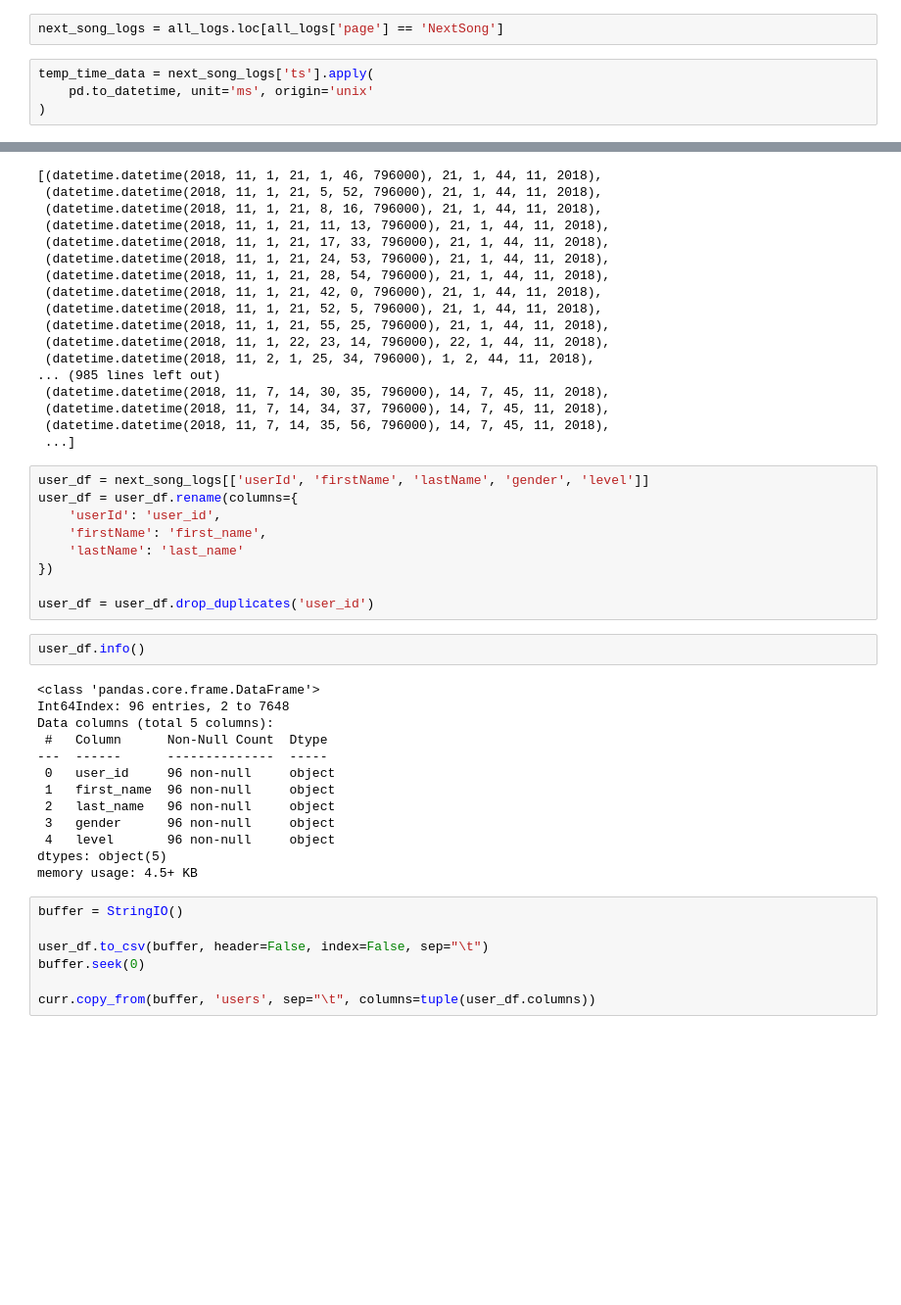
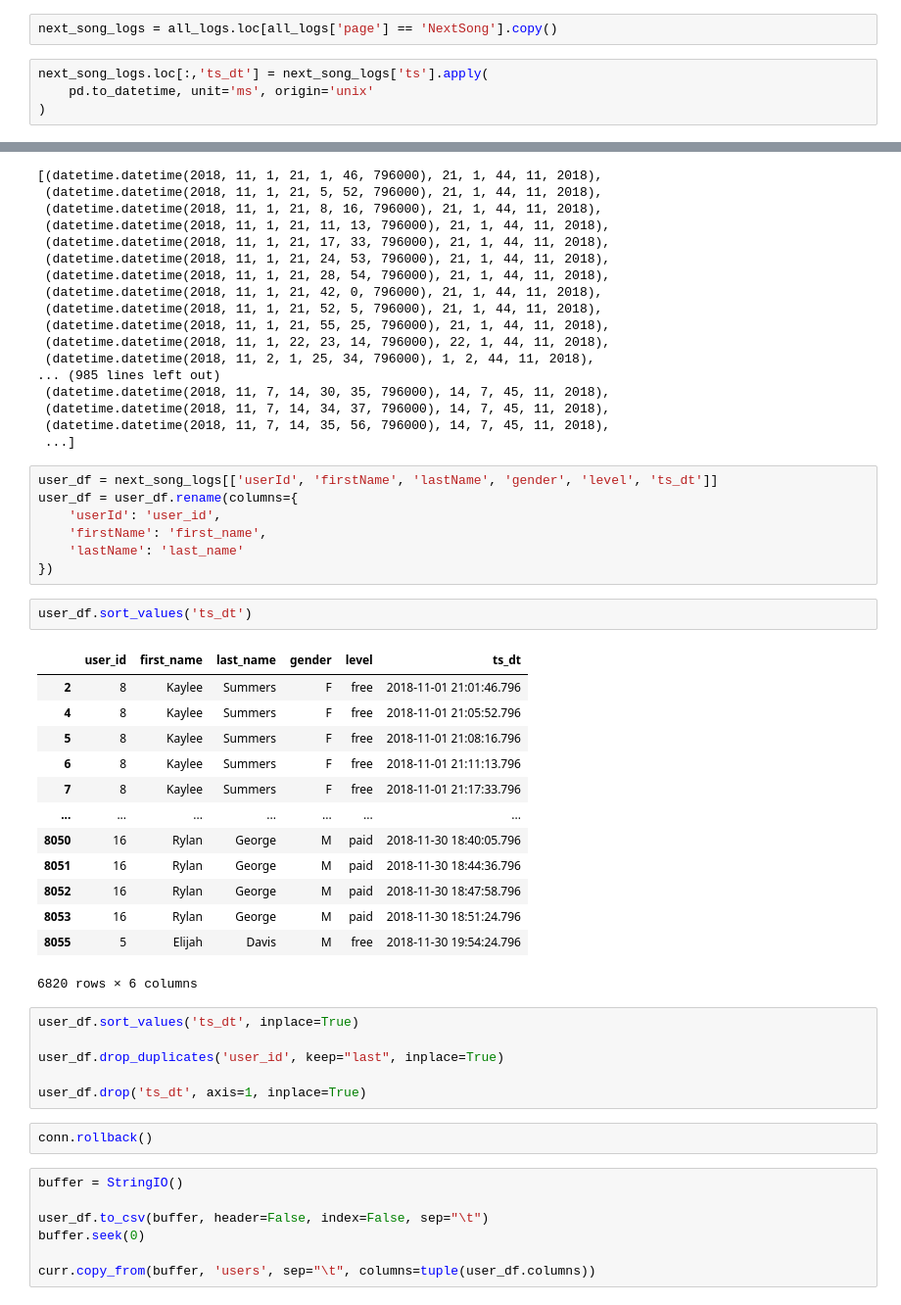
Before and after one commit to nicobaguio/Data_Modeling_with_Postgres, a Jupyter notebook: etl.ipynb, the cells around one changed output, grey strips where cells are left out. Shown: that part at 98% size. Cells and saved outputs as stored; diff of their text form; blank space fills up the shorter version.

```diff
--- a/etl.ipynb
+++ b/etl.ipynb
@@ -62,9 +49,9 @@ all_songs
 | 70 | 1 | AREVWGE1187B9B890A | -13.44200 | -41.99520 | Noci (BA) | Bitter End | SOFCHDR12AB01866EF | ... |
 71 rows × 10 columns
 # %%
-next_song_logs = all_logs.loc[all_logs['page'] == 'NextSong']
+next_song_logs = all_logs.loc[all_logs['page'] == 'NextSong'].copy()
 # %%
-temp_time_data = next_song_logs['ts'].apply(
+next_song_logs.loc[:,'ts_dt'] = next_song_logs['ts'].apply(
     pd.to_datetime, unit='ms', origin='unix'
 )
 # %%
@@ -111,29 +98,36 @@ curr.fetchall()
  (datetime.datetime(2018, 11, 7, 14, 35, 56, 796000), 14, 7, 45, 11, 2018),
  ...]
 # %%
-user_df = next_song_logs[['userId', 'firstName', 'lastName', 'gender', 'level']]
+user_df = next_song_logs[['userId', 'firstName', 'lastName', 'gender', 'level', 'ts_dt']]
 user_df = user_df.rename(columns={
     'userId': 'user_id',
     'firstName': 'first_name',
     'lastName': 'last_name'
 })
-
-user_df = user_df.drop_duplicates('user_id')
-# %%
-user_df.info()
-# %% [output]
-<class 'pandas.core.frame.DataFrame'>
-Int64Index: 96 entries, 2 to 7648
-Data columns (total 5 columns):
- #   Column      Non-Null Count  Dtype
----  ------      --------------  -----
- 0   user_id     96 non-null     object
- 1   first_name  96 non-null     object
- 2   last_name   96 non-null     object
- 3   gender      96 non-null     object
- 4   level       96 non-null     object
-dtypes: object(5)
-memory usage: 4.5+ KB
+# %%
+user_df.sort_values('ts_dt')
+# %% [output]
+|  | user_id | first_name | last_name | gender | level | ts_dt |
+| 2 | 8 | Kaylee | Summers | F | free | 2018-11-01 21:01:46.796 |
+| 4 | 8 | Kaylee | Summers | F | free | 2018-11-01 21:05:52.796 |
+| 5 | 8 | Kaylee | Summers | F | free | 2018-11-01 21:08:16.796 |
+| 6 | 8 | Kaylee | Summers | F | free | 2018-11-01 21:11:13.796 |
+| 7 | 8 | Kaylee | Summers | F | free | 2018-11-01 21:17:33.796 |
+| ... | ... | ... | ... | ... | ... | ... |
+| 8050 | 16 | Rylan | George | M | paid | 2018-11-30 18:40:05.796 |
+| 8051 | 16 | Rylan | George | M | paid | 2018-11-30 18:44:36.796 |
+| 8052 | 16 | Rylan | George | M | paid | 2018-11-30 18:47:58.796 |
+| 8053 | 16 | Rylan | George | M | paid | 2018-11-30 18:51:24.796 |
+| 8055 | 5 | Elijah | Davis | M | free | 2018-11-30 19:54:24.796 |
+6820 rows × 6 columns
+# %%
+user_df.sort_values('ts_dt', inplace=True)
+
+user_df.drop_duplicates('user_id', keep="last", inplace=True)
+
+user_df.drop('ts_dt', axis=1, inplace=True)
+# %%
+conn.rollback()
 # %%
 buffer = StringIO()
 
```
Also changed, not shown: parts of 7 cells of this notebook, 2 other files.
